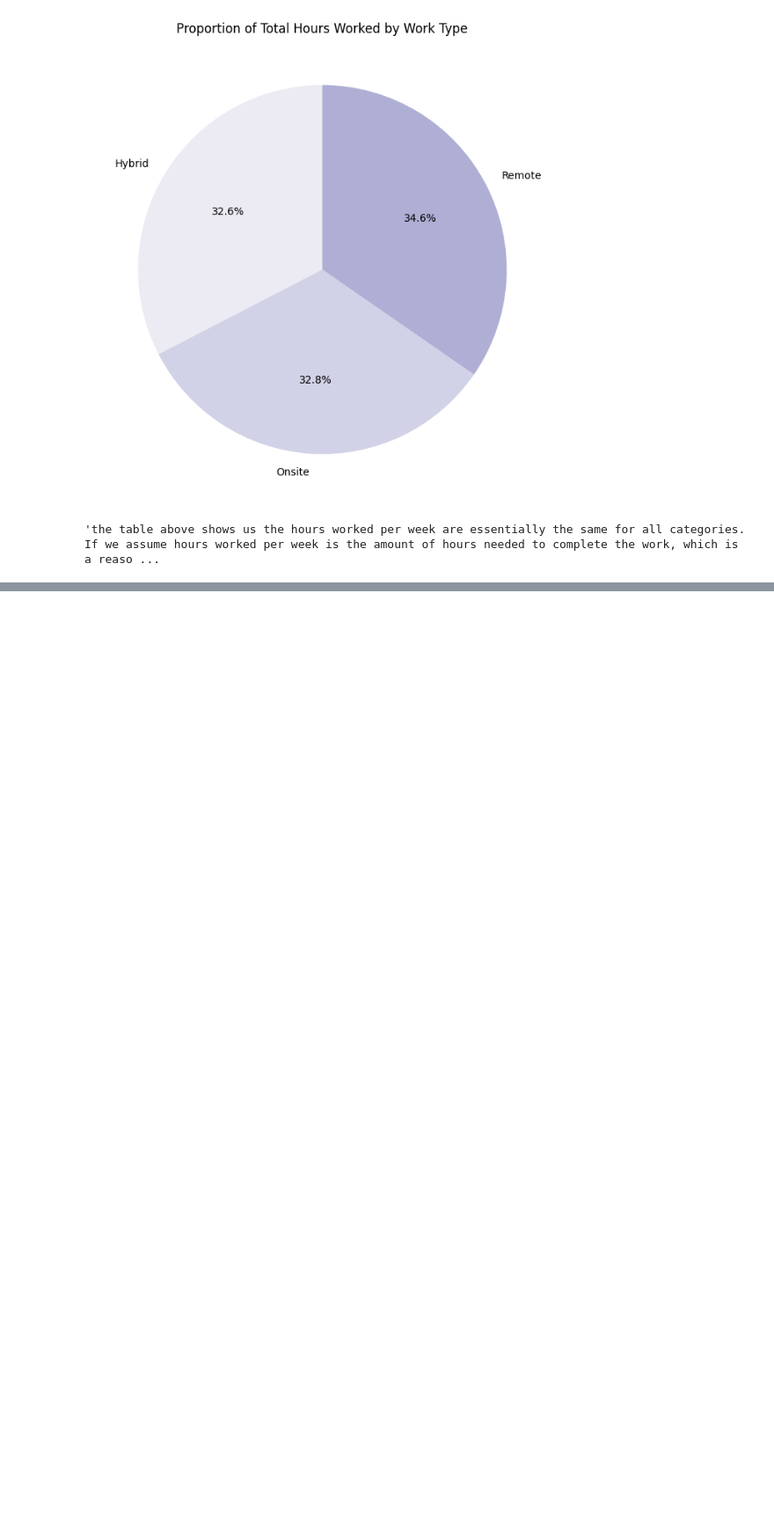
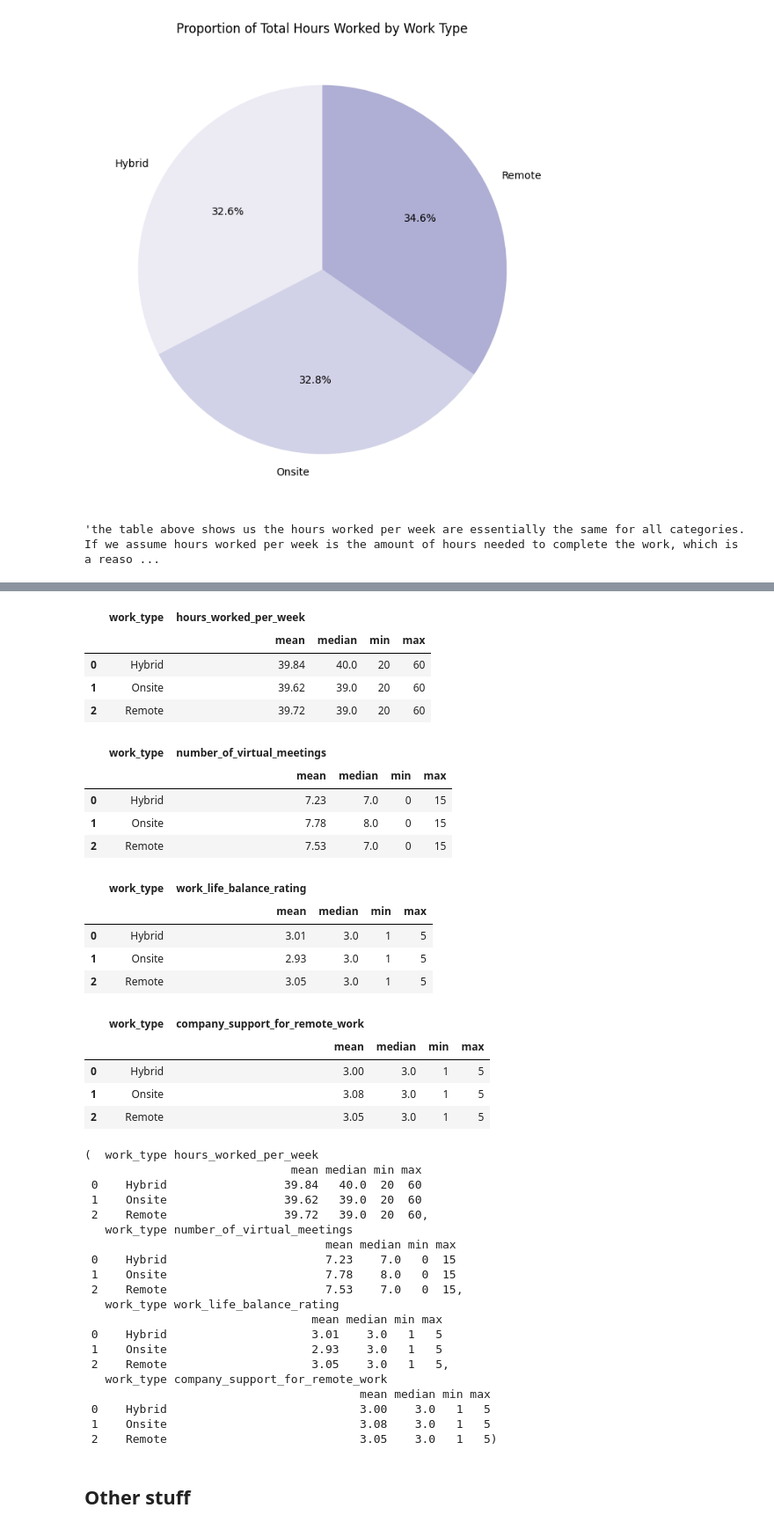
Before and after one commit to najafriederike/first_project, a Jupyter notebook: notebooks/main_lab.ipynb, the cells around one changed output, grey strips where cells are left out. Shown at 88% size. Drawn from its saved outputs; the diff is of its cells as text; code cells hidden in the pictures; blank space fills up the shorter version.

```diff
--- a/notebooks/main_lab.ipynb
+++ b/notebooks/main_lab.ipynb
@@ -626,0 +427,72 @@ work_type_productivity()
+# %%
+# Descriptive statistics for IT jobs grouped by work type
+
+def descriptive_statistics_hours_worked(df2_cleaned):
+    """
+    Displaying descriptive statistics (mean, median, min, max) for several separate colums:
+    1. hours_worked_per_week
+    2. number_of_virtual_meetings
+    3. work_life_balance_rating
+    4. company_support_for_remote_work
+    """
+
+    df_stats_hours_worked = df2_cleaned.groupby("work_type")[["hours_worked_per_week"]].agg(["mean", "median", "min", "max"]).reset_index()
+    df_stats_hours_worked[("hours_worked_per_week", "mean")] = df_stats_hours_worked[("hours_worked_per_week", "mean")].round(2)
+    display(df_stats_hours_worked)
+
+    df_stats_virtual_meetings = df2_cleaned.groupby("work_type")[["number_of_virtual_meetings"]].agg(["mean", "median", "min", "max"]).reset_index()
+    df_stats_virtual_meetings[("number_of_virtual_meetings", "mean")] = df_stats_virtual_meetings[("number_of_virtual_meetings", "mean")].round(2)
+    display(df_stats_virtual_meetings)
+
+    df_stats_work_life = df2_cleaned.groupby("work_type")[["work_life_balance_rating"]].agg(["mean", "median", "min", "max"]).reset_index()
+    df_stats_work_life[("work_life_balance_rating", "mean")] = df_stats_work_life[("work_life_balance_rating", "mean")].round(2)
+    display(df_stats_work_life)
+
+    df_stats_company_support = df2_cleaned.groupby("work_type")[["company_support_for_remote_work"]].agg(["mean", "median", "min", "max"]).reset_index()
+    df_stats_company_support[("company_support_for_remote_work", "mean")] = df_stats_company_support[("company_support_for_remote_work", "mean")].round(2)
+    display(df_stats_company_support)
+
+descriptive_statistics_hours_worked(df2_cleaned)
+# %% [output]
+|  | work_type | hours_worked_per_week |  |  |  |
+|  |  | mean | median | min | max |
+| 0 | Hybrid | 39.84 | 40.0 | 20 | 60 |
+| 1 | Onsite | 39.62 | 39.0 | 20 | 60 |
+| 2 | Remote | 39.72 | 39.0 | 20 | 60 |
+|  | work_type | number_of_virtual_meetings |  |  |  |
+|  |  | mean | median | min | max |
+| 0 | Hybrid | 7.23 | 7.0 | 0 | 15 |
+| 1 | Onsite | 7.78 | 8.0 | 0 | 15 |
+| 2 | Remote | 7.53 | 7.0 | 0 | 15 |
+|  | work_type | work_life_balance_rating |  |  |  |
+|  |  | mean | median | min | max |
+| 0 | Hybrid | 3.01 | 3.0 | 1 | 5 |
+| 1 | Onsite | 2.93 | 3.0 | 1 | 5 |
+| 2 | Remote | 3.05 | 3.0 | 1 | 5 |
+|  | work_type | company_support_for_remote_work |  |  |  |
+|  |  | mean | median | min | max |
+| 0 | Hybrid | 3.00 | 3.0 | 1 | 5 |
+| 1 | Onsite | 3.08 | 3.0 | 1 | 5 |
+| 2 | Remote | 3.05 | 3.0 | 1 | 5 |
+(  work_type hours_worked_per_week
+                              mean median min max
+ 0    Hybrid                 39.84   40.0  20  60
+ 1    Onsite                 39.62   39.0  20  60
+ 2    Remote                 39.72   39.0  20  60,
+   work_type number_of_virtual_meetings
+                                   mean median min max
+ 0    Hybrid                       7.23    7.0   0  15
+ 1    Onsite                       7.78    8.0   0  15
+ 2    Remote                       7.53    7.0   0  15,
+   work_type work_life_balance_rating
+                                 mean median min max
+ 0    Hybrid                     3.01    3.0   1   5
+ 1    Onsite                     2.93    3.0   1   5
+ 2    Remote                     3.05    3.0   1   5,
+   work_type company_support_for_remote_work
+                                        mean median min max
+ 0    Hybrid                            3.00    3.0   1   5
+ 1    Onsite                            3.08    3.0   1   5
+ 2    Remote                            3.05    3.0   1   5)
+# %% [markdown]
+## Other stuff ##
```
Also changed, not shown: parts of 37 cells of this notebook, 8 other files.
